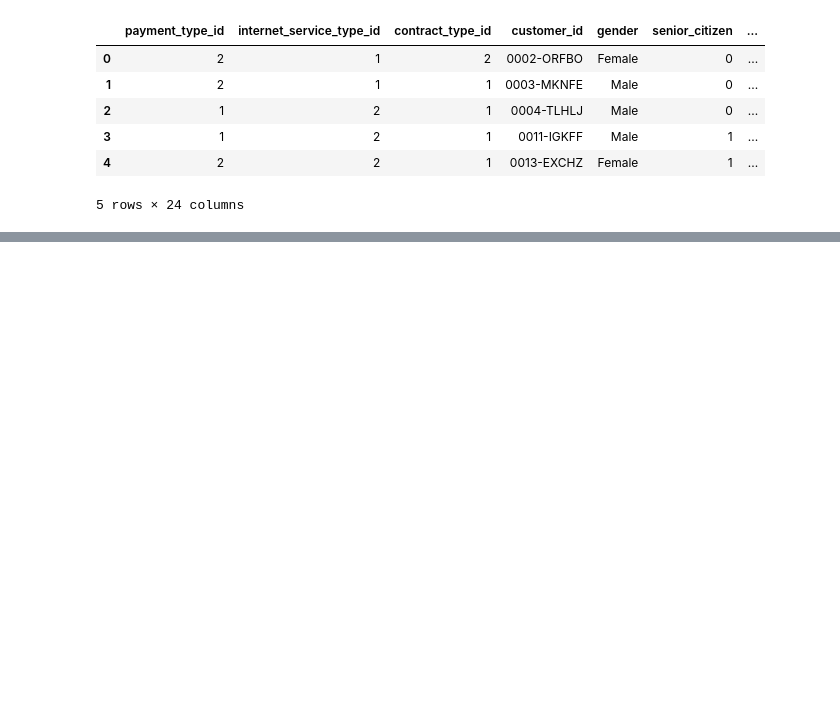
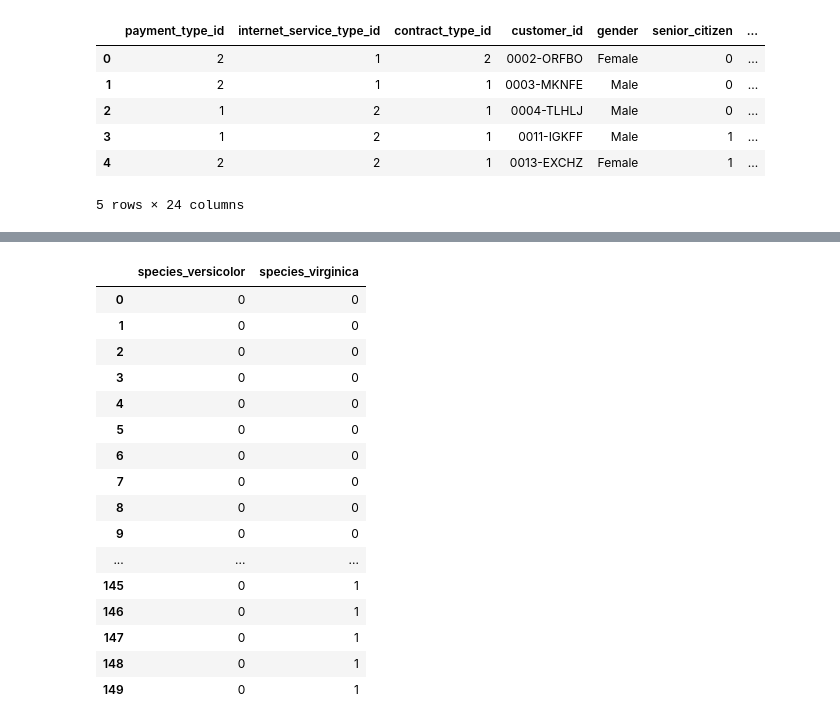
Before and after one commit to paigerackley/classification-exercises, a Jupyter notebook: classification_exercises.ipynb, the cells around one changed output, grey strips where cells are left out. Drawn from its saved outputs; the diff is of its cells as text; code cells hidden in the pictures; blank space fills up the shorter version.

Commit message:
Data Prep, Working through Iris

```diff
--- a/classification_exercises.ipynb
+++ b/classification_exercises.ipynb
@@ -144,0 +164,3 @@ telco_df.head()
+# %%
+df_iris = acquire.get_iris_data()
+df_iris.head()
@@ -144,0 +174,5 @@ telco_df.head()
+# %%
+columns_to_drop = ['species_id', 'measurement_id']
+data = df_iris.drop(columns = columns_to_drop)
+data.rename(columns = {'species_name':'species'}, inplace = True)
+data.head()
@@ -144,0 +186,21 @@ telco_df.head()
+# %%
+dummy_df = pd.get_dummies(data[['species']], dummy_na=False, drop_first=True)
+dummy_df
+# %% [output]
+|  | species_versicolor | species_virginica |
+| 0 | 0 | 0 |
+| 1 | 0 | 0 |
+| 2 | 0 | 0 |
+| 3 | 0 | 0 |
+| 4 | 0 | 0 |
+| 5 | 0 | 0 |
+| 6 | 0 | 0 |
+| 7 | 0 | 0 |
+| 8 | 0 | 0 |
+| 9 | 0 | 0 |
+| ... | ... | ... |
+| 145 | 0 | 1 |
+| 146 | 0 | 1 |
+| 147 | 0 | 1 |
+| 148 | 0 | 1 |
+| 149 | 0 | 1 |
```
Also changed, not shown: parts of 7 cells of this notebook.
